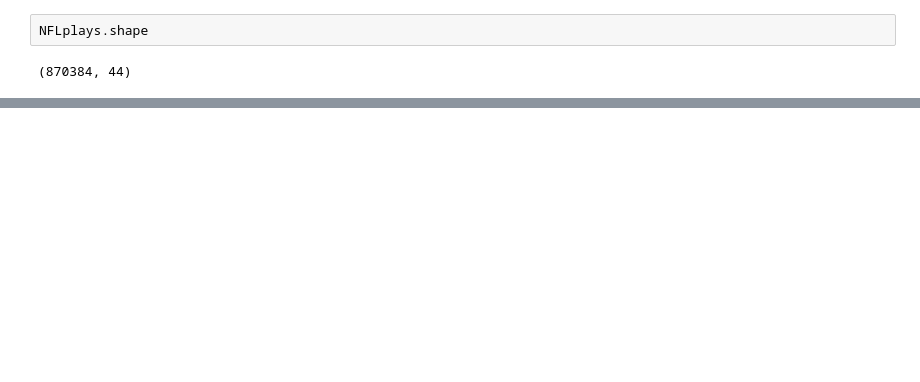
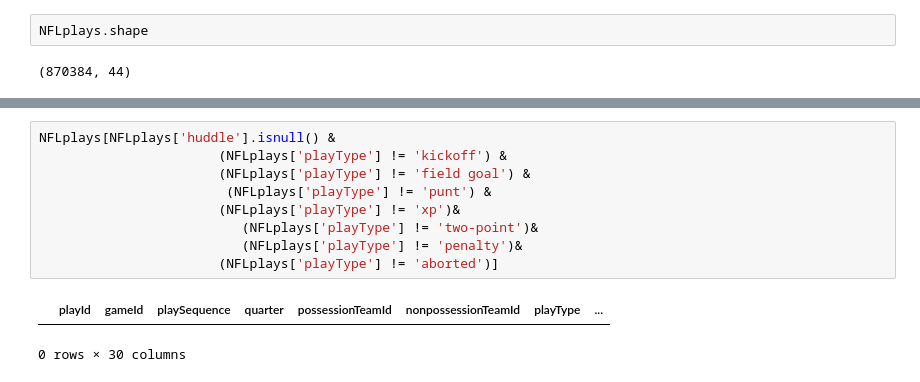
Before and after one commit to KUcyans/AppML_Final, a Jupyter notebook: Workspace/Analysis.ipynb, the cells around one changed output, grey strips where cells are left out. Drawn from its saved outputs; the diff is of its cells as text; blank space fills up the shorter version.

```diff
--- a/Workspace/Analysis.ipynb
+++ b/Workspace/Analysis.ipynb
@@ -228,0 +391,12 @@ Sav23.shape
+# %%
+NFLplays[NFLplays['huddle'].isnull() &
+                       (NFLplays['playType'] != 'kickoff') &
+                       (NFLplays['playType'] != 'field goal') &
+                        (NFLplays['playType'] != 'punt') &
+                       (NFLplays['playType'] != 'xp')&
+                          (NFLplays['playType'] != 'two-point')&
+                          (NFLplays['playType'] != 'penalty')&
+                       (NFLplays['playType'] != 'aborted')]
+# %% [output]
+|  | playId | gameId | playSequence | quarter | possessionTeamId | nonpossessionTeamId | playType | ... |
+0 rows × 30 columns
```
Also changed, not shown: parts of 35 cells of this notebook, 1 other file.
